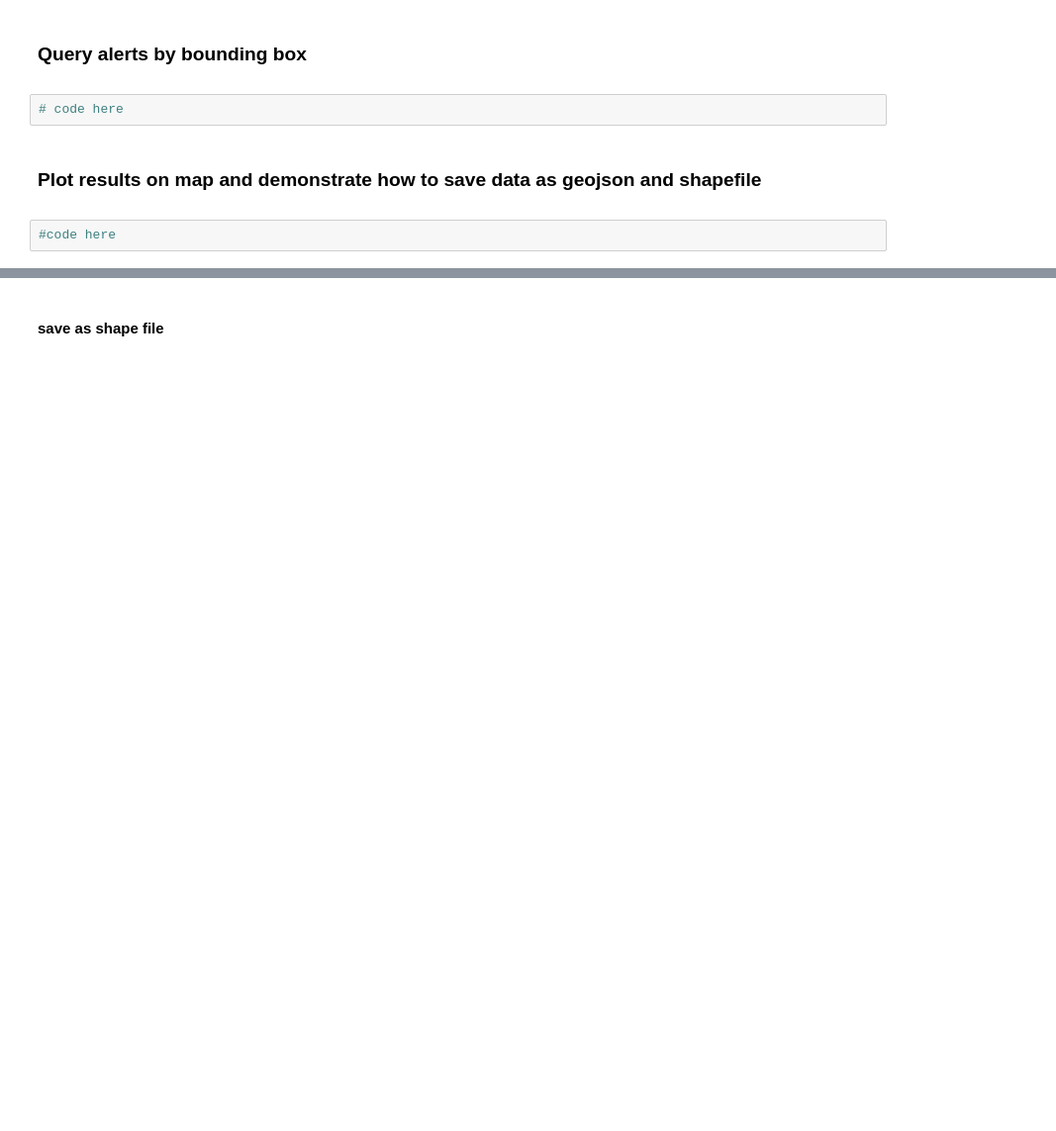
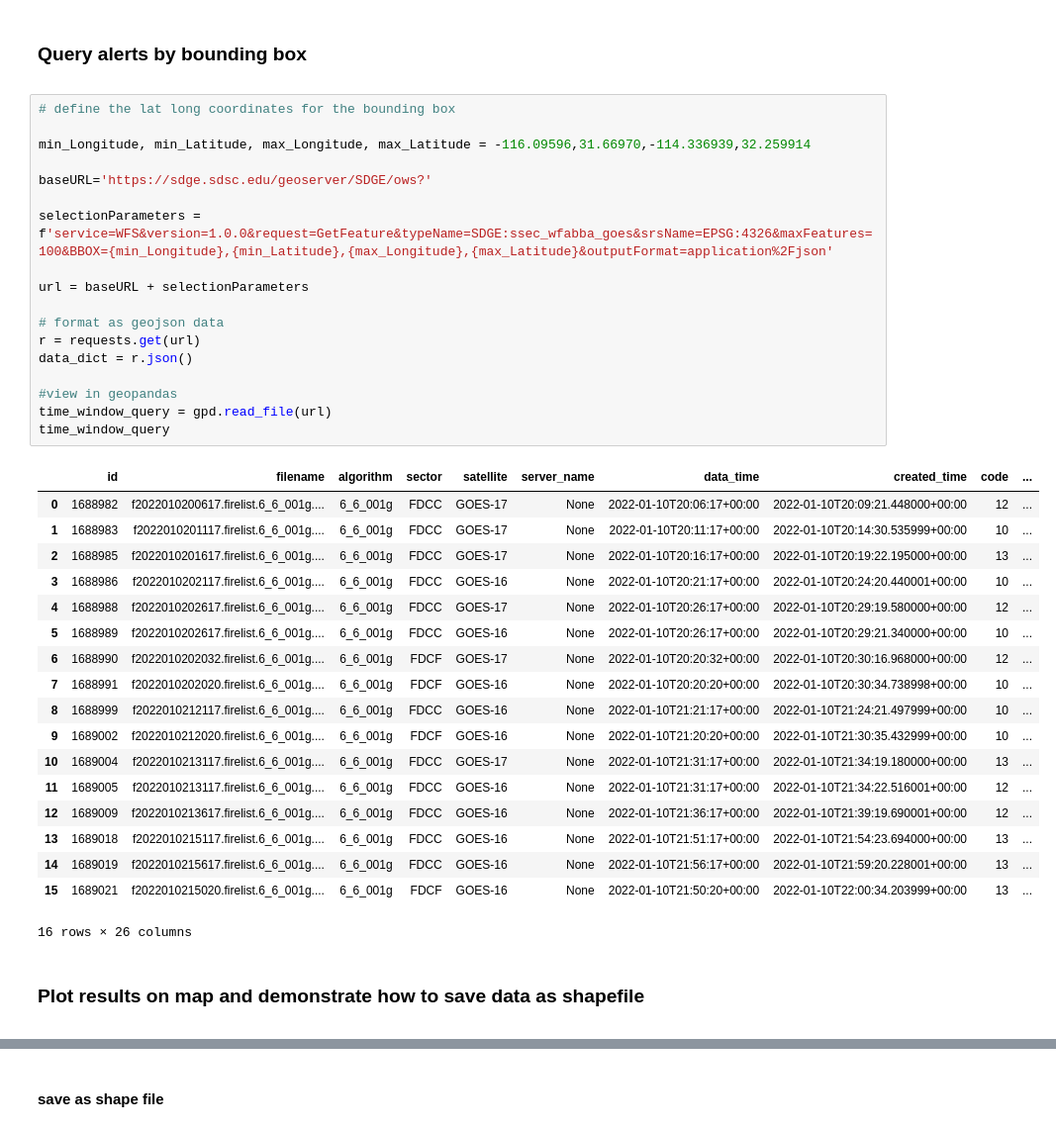
Before and after one commit to BurnPro3D/data-api-notebooks, a Jupyter notebook: access-GOES-alerts-data.ipynb, the cells around one changed output, grey strips where cells are left out. Shown at 99% size. Drawn from its saved outputs; the diff is of its cells as text; blank space fills up the shorter version.

Commit message:
add bbox and map visualization

```diff
--- a/access-GOES-alerts-data.ipynb
+++ b/access-GOES-alerts-data.ipynb
@@ -205,8 +199,41 @@ time_window_query
 # %% [markdown]
 <a id='bbox'><h3>Query alerts by bounding box</h3></a>
-# %%
-# code here
+# %%
+# define the lat long coordinates for the bounding box
+
+min_Longitude, min_Latitude, max_Longitude, max_Latitude = -116.09596,31.66970,-114.336939,32.259914
+
+baseURL='https://sdge.sdsc.edu/geoserver/SDGE/ows?'
+
+selectionParameters = f'service=WFS&version=1.0.0&request=GetFeature&typeName=SDGE:ssec_wfabba_goes&srsName=EPSG:4326&maxFeatures=100&BBOX={min_Longitude},{min_Latitude},{max_Longitude},{max_Latitude}&outputFormat=application%2Fjson'
+
+url = baseURL + selectionParameters
+
+# format as geojson data
+r = requests.get(url)
+data_dict = r.json()
+
+#view in geopandas
+time_window_query = gpd.read_file(url)
+time_window_query
+# %% [output]
+|  | id | filename | algorithm | sector | satellite | server_name | data_time | created_time | code | ... |
+| 0 | 1688982 | f2022010200617.firelist.6_6_001g.... | 6_6_001g | FDCC | GOES-17 | None | 2022-01-10T20:06:17+00:00 | 2022-01-10T20:09:21.448000+00:00 | 12 | ... |
+| 1 | 1688983 | f2022010201117.firelist.6_6_001g.... | 6_6_001g | FDCC | GOES-17 | None | 2022-01-10T20:11:17+00:00 | 2022-01-10T20:14:30.535999+00:00 | 10 | ... |
+| 2 | 1688985 | f2022010201617.firelist.6_6_001g.... | 6_6_001g | FDCC | GOES-17 | None | 2022-01-10T20:16:17+00:00 | 2022-01-10T20:19:22.195000+00:00 | 13 | ... |
+| 3 | 1688986 | f2022010202117.firelist.6_6_001g.... | 6_6_001g | FDCC | GOES-16 | None | 2022-01-10T20:21:17+00:00 | 2022-01-10T20:24:20.440001+00:00 | 10 | ... |
+| 4 | 1688988 | f2022010202617.firelist.6_6_001g.... | 6_6_001g | FDCC | GOES-17 | None | 2022-01-10T20:26:17+00:00 | 2022-01-10T20:29:19.580000+00:00 | 12 | ... |
+| 5 | 1688989 | f2022010202617.firelist.6_6_001g.... | 6_6_001g | FDCC | GOES-16 | None | 2022-01-10T20:26:17+00:00 | 2022-01-10T20:29:21.340000+00:00 | 10 | ... |
+| 6 | 1688990 | f2022010202032.firelist.6_6_001g.... | 6_6_001g | FDCF | GOES-17 | None | 2022-01-10T20:20:32+00:00 | 2022-01-10T20:30:16.968000+00:00 | 12 | ... |
+| 7 | 1688991 | f2022010202020.firelist.6_6_001g.... | 6_6_001g | FDCF | GOES-16 | None | 2022-01-10T20:20:20+00:00 | 2022-01-10T20:30:34.738998+00:00 | 10 | ... |
+| 8 | 1688999 | f2022010212117.firelist.6_6_001g.... | 6_6_001g | FDCC | GOES-16 | None | 2022-01-10T21:21:17+00:00 | 2022-01-10T21:24:21.497999+00:00 | 10 | ... |
+| 9 | 1689002 | f2022010212020.firelist.6_6_001g.... | 6_6_001g | FDCF | GOES-16 | None | 2022-01-10T21:20:20+00:00 | 2022-01-10T21:30:35.432999+00:00 | 10 | ... |
+| 10 | 1689004 | f2022010213117.firelist.6_6_001g.... | 6_6_001g | FDCC | GOES-17 | None | 2022-01-10T21:31:17+00:00 | 2022-01-10T21:34:19.180000+00:00 | 13 | ... |
+| 11 | 1689005 | f2022010213117.firelist.6_6_001g.... | 6_6_001g | FDCC | GOES-16 | None | 2022-01-10T21:31:17+00:00 | 2022-01-10T21:34:22.516001+00:00 | 12 | ... |
+| 12 | 1689009 | f2022010213617.firelist.6_6_001g.... | 6_6_001g | FDCC | GOES-16 | None | 2022-01-10T21:36:17+00:00 | 2022-01-10T21:39:19.690001+00:00 | 12 | ... |
+| 13 | 1689018 | f2022010215117.firelist.6_6_001g.... | 6_6_001g | FDCC | GOES-16 | None | 2022-01-10T21:51:17+00:00 | 2022-01-10T21:54:23.694000+00:00 | 13 | ... |
+| 14 | 1689019 | f2022010215617.firelist.6_6_001g.... | 6_6_001g | FDCC | GOES-16 | None | 2022-01-10T21:56:17+00:00 | 2022-01-10T21:59:20.228001+00:00 | 13 | ... |
+| 15 | 1689021 | f2022010215020.firelist.6_6_001g.... | 6_6_001g | FDCF | GOES-16 | None | 2022-01-10T21:50:20+00:00 | 2022-01-10T22:00:34.203999+00:00 | 13 | ... |
+16 rows × 26 columns
 # %% [markdown]
-<a id='plot'><h3>Plot results on map and demonstrate how to save data as geojson and shapefile</h3></a>
+<a id='plot'><h3>Plot results on map and demonstrate how to save data as shapefile</h3></a>
-# %%
-#code here
```
Also changed, not shown: parts of 12 cells of this notebook.
